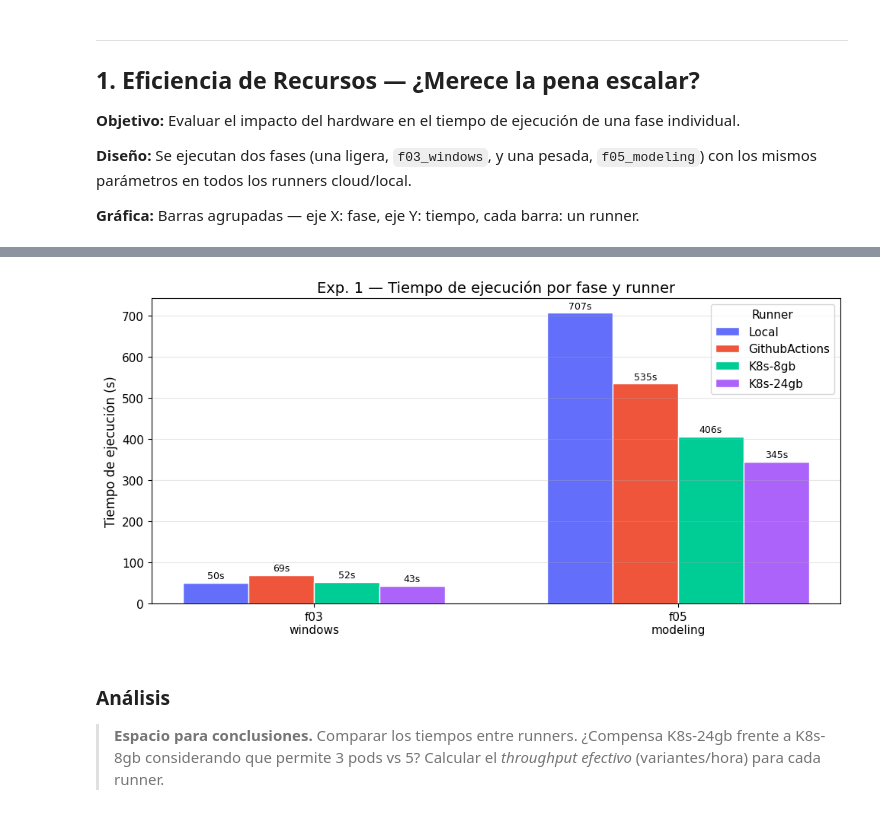
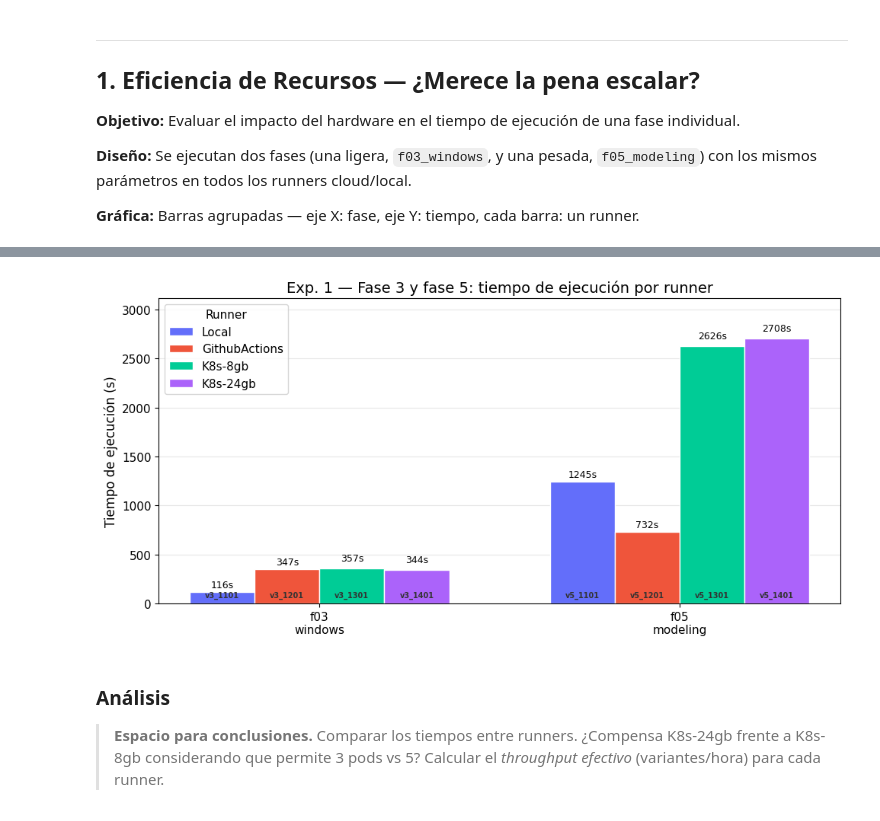
Before and after one commit to Tehedor/MLOPS_Dashboard-Clrl, a Jupyter notebook: analisis/validacion_mlops.ipynb, the cells around one changed output, grey strips where cells are left out. Drawn from its saved outputs; the diff is of its cells as text; code cells hidden in the pictures.

```diff
--- a/analisis/validacion_mlops.ipynb
+++ b/analisis/validacion_mlops.ipynb
@@ -41,7 +47,8 @@ RUNNER_ORDER = ["Local", "GithubActions", "K8s-8gb", "K8s-24gb", "ESP32-self-hos
 # %%
 # ── Carga del dataset ──
 # Reemplazar por la ruta real cuando se tengan los datos del experimento
-CSV_PATH = "ejemplo.csv"
+# CSV_PATH = "ejemplo.csv"
+CSV_PATH = "validacion_variants.csv"
 
 df = pd.read_csv(CSV_PATH, parse_dates=["created_at", "started_at", "completed_at"])
 
@@ -109,3 +118,20 @@ Experimento 4: 26 registros
 **Diseño:** Se ejecutan dos fases (una ligera, `f03_windows`, y una pesada, `f05_modeling`) con los mismos parámetros en todos los runners cloud/local.
 
 **Gráfica:** Barras agrupadas — eje X: fase, eje Y: tiempo, cada barra: un runner.
+# %%
+# ── Selección de variantes (Exp. 1) ──
+_exp = df[df["experiment"] == 1]
+print("Variantes disponibles (Exp. 1):")
+print(_exp[["variant", "phase", "runner", "status"]].sort_values(["phase", "runner", "variant"]).to_string(index=False))
+
+selected_variants = [
+    "v3_1101",
+    "v3_1201",
+    "v3_1301",
+    "v3_1401",
+    "v5_1101",
+    "v5_1201",
+    "v5_1301",
+    "v5_1401",
+]
+print(f"\nSeleccionadas ({len(selected_variants)}):", selected_variants)
@@ -112,42 +156,95 @@ Experimento 4: 26 registros
 # %%
 # ── Experimento 1: Eficiencia de Recursos ──
-df1 = df[df["experiment"] == 1].copy()
+df1 = df[(df["experiment"] == 1) & (df["variant"].isin(selected_variants))].copy()
 
-phases = df1["phase"].unique()
+phase_order = ["f03_windows", "f05_modeling"]
+phases = [phase for phase in phase_order if phase in df1["phase"].unique()]
 runners = [r for r in RUNNER_ORDER if r in df1["runner"].unique()]
 
 fig, ax = plt.subplots(figsize=(10, 5))
 
 n_phases = len(phases)
 n_runners = len(runners)
 bar_width = 0.18
 x = np.arange(n_phases)
 
+max_time = 0
+
 for i, runner in enumerate(runners):
     times = []
+    variants = []
+
     for phase in phases:
         mask = (df1["phase"] == phase) & (df1["runner"] == runner)
-        val = df1.loc[mask, "execution_seconds"].values
-        times.append(val[0] if len(val) > 0 else 0)
+        row = df1.loc[mask, ["execution_seconds", "variant"]]
+
+        if len(row) > 0:
+            t = row.iloc[0]["execution_seconds"]
+            times.append(t)
+            variants.append(str(row.iloc[0]["variant"]))
+            max_time = max(max_time, t)
+        else:
+            times.append(0)
+            variants.append("")
+
     offset = (i - n_runners / 2 + 0.5) * bar_width
-    bars = ax.bar(x + offset, times, bar_width,
-                  label=runner, color=RUNNER_COLORS[runner], edgecolor="white")
-    # Etiquetas de tiempo sobre cada barra
-    for bar, t in zip(bars, times):
+
+    bars = ax.bar(
+        x + offset,
+        times,
+        bar_width,
+        label=runner,
+        color=RUNNER_COLORS[runner],
+        edgecolor="white",
+        zorder=2
+    )
+
+    for bar, t, v in zip(bars, times, variants):
         if t > 0:
-            ax.text(bar.get_x() + bar.get_width()/2, bar.get_height() + 5,
-                    f"{t:.0f}s", ha="center", va="bottom", fontsize=9)
+            ax.text(
+                bar.get_x() + bar.get_width()/2,
+                bar.get_height() + max_time * 0.02,
+                f"{t:.0f}s",
+                ha="center",
+                va="bottom",
+                fontsize=9,
+                zorder=5
+            )
+
+            ax.text(
+                bar.get_x() + bar.get_width()/2,
+                0.015,
+                f"{v}",
+                ha="center",
+                va="bottom",
+                fontsize=7,
+                fontweight="bold",
+                color="#333",
+                rotation=0,
+                transform=ax.get_xaxis_transform(),
+                zorder=5,
+                clip_on=False
+            )
 
 ax.set_xticks(x)
 ax.set_xticklabels([p.replace("_", "\n") for p in phases])
+
 ax.set_ylabel("Tiempo de ejecución (s)")
-ax.set_title("Exp. 1 — Tiempo de ejecución por fase y runner")
+ax.set_title("Exp. 1 — Fase 3 y fase 5: tiempo de ejecución por runner")
 ax.legend(title="Runner")
-ax.grid(axis="y", alpha=0.3)
+
+ax.grid(axis="y", alpha=0.3, zorder=0)
+ax.set_axisbelow(True)
+
+ax.set_ylim(bottom=0, top=max_time * 1.15)
+
 plt.tight_layout()
+if EXPORT_FIGURES:
+    os.makedirs("figures/validacion", exist_ok=True)
+    fig.savefig("figures/validacion/comparativa_tiempos_runner.png", dpi=150, bbox_inches="tight")
 plt.show()
 # %% [output]
-[figure, old version]
+[figure, new version]
 # %% [markdown]
 ### Análisis
 
```
Also changed, not shown: parts of 28 cells of this notebook, 20 other files.
